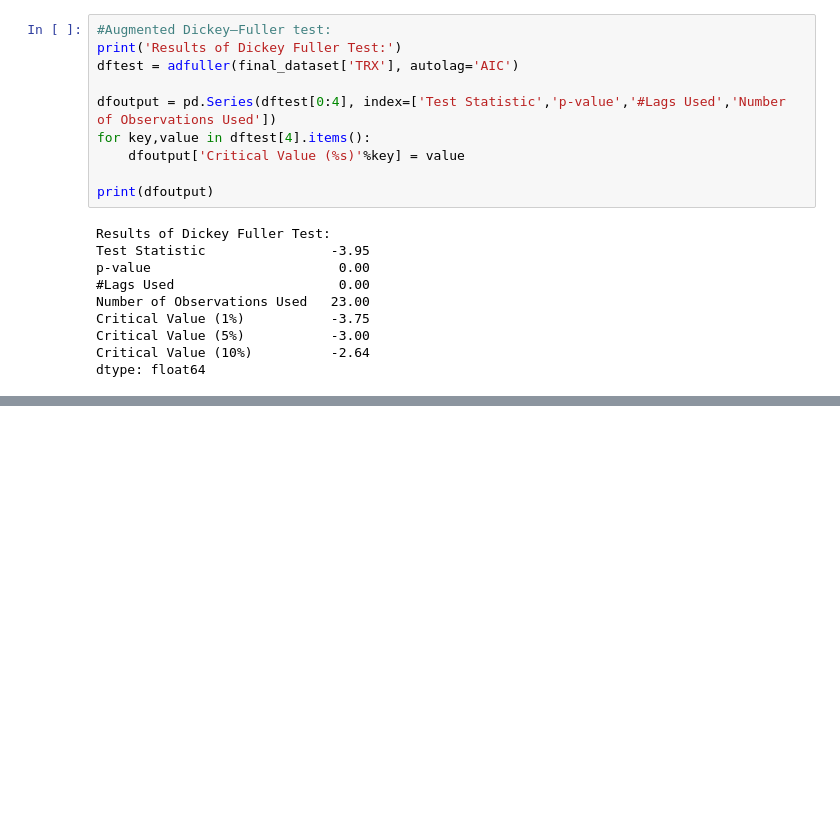
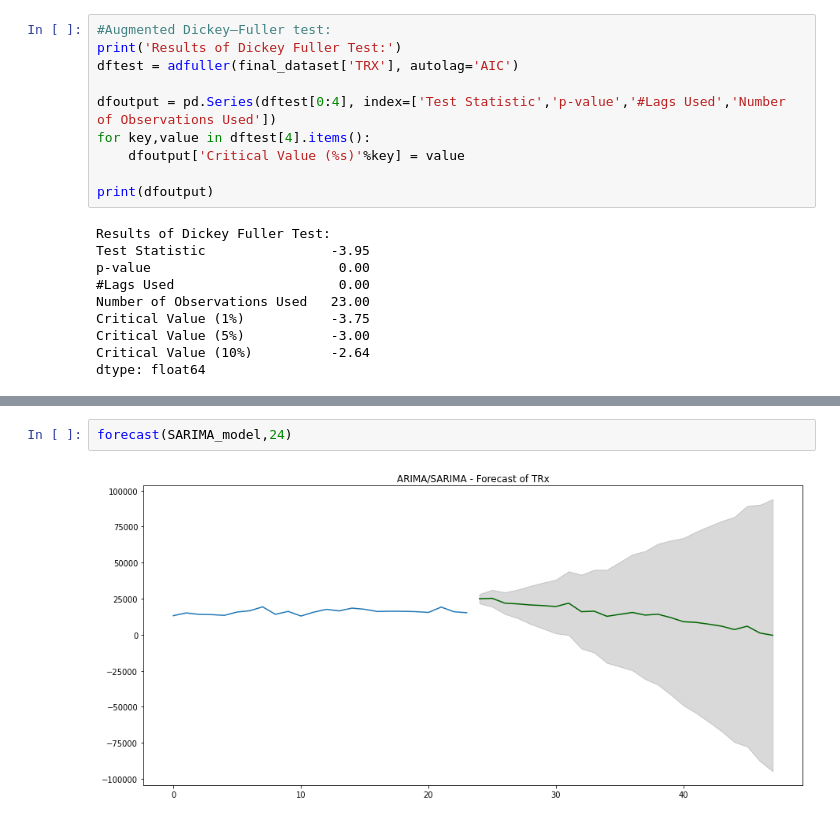
Before and after one commit to RohitRShettar/Pharmabrandinsights, a Jupyter notebook: PharmaFDC/Pharmaceutical_Brand_Predictive_Model.ipynb, the cells around one changed output, grey strips where cells are left out. Saved outputs shown, nothing was run; the diff lists cells and outputs as text; blank space fills up the shorter version.

```diff
--- a/PharmaFDC/Pharmaceutical_Brand_Predictive_Model.ipynb
+++ b/PharmaFDC/Pharmaceutical_Brand_Predictive_Model.ipynb
@@ -754,0 +735,4 @@ dtype: int64
+# %%
+forecast(SARIMA_model,24)
+# %% [output]
+[figure, added]
```
Also changed, not shown: parts of 18 cells of this notebook.
